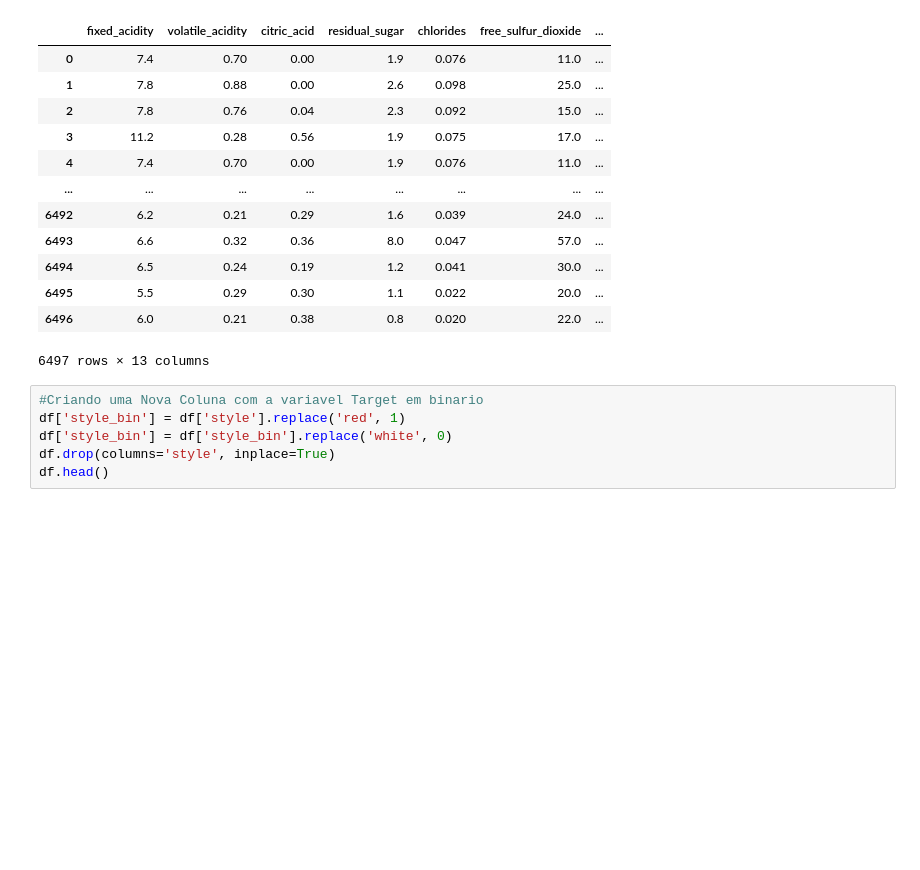
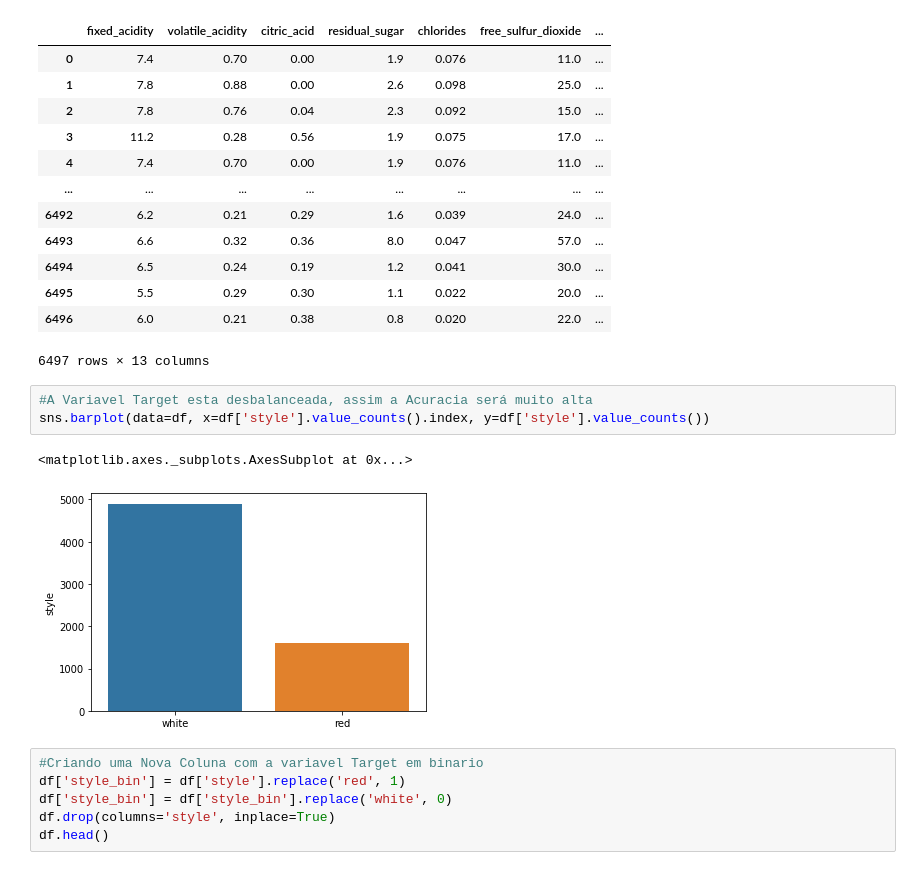
Before and after one commit to gustavo-duarte-silva/ML-wine-type, a Jupyter notebook: Wine_Red_White.ipynb, the cells around one changed output. Drawn from its saved outputs; the diff is of its cells as text; blank space fills up the shorter version.

```diff
--- a/Wine_Red_White.ipynb
+++ b/Wine_Red_White.ipynb
@@ -20,6 +23,12 @@ df
 | 6495 | 5.5 | 0.29 | 0.30 | 1.1 | 0.022 | 20.0 | ... |
 | 6496 | 6.0 | 0.21 | 0.38 | 0.8 | 0.020 | 22.0 | ... |
 6497 rows × 13 columns
+# %%
+#A Variavel Target esta desbalanceada, assim a Acuracia será muito alta
+sns.barplot(data=df, x=df['style'].value_counts().index, y=df['style'].value_counts())
+# %% [output]
+<matplotlib.axes._subplots.AxesSubplot at 0x...>
+[figure, added]
 # %%
 #Criando uma Nova Coluna com a variavel Target em binario
 df['style_bin'] = df['style'].replace('red', 1)
```
Also changed, not shown: parts of 11 cells of this notebook.
